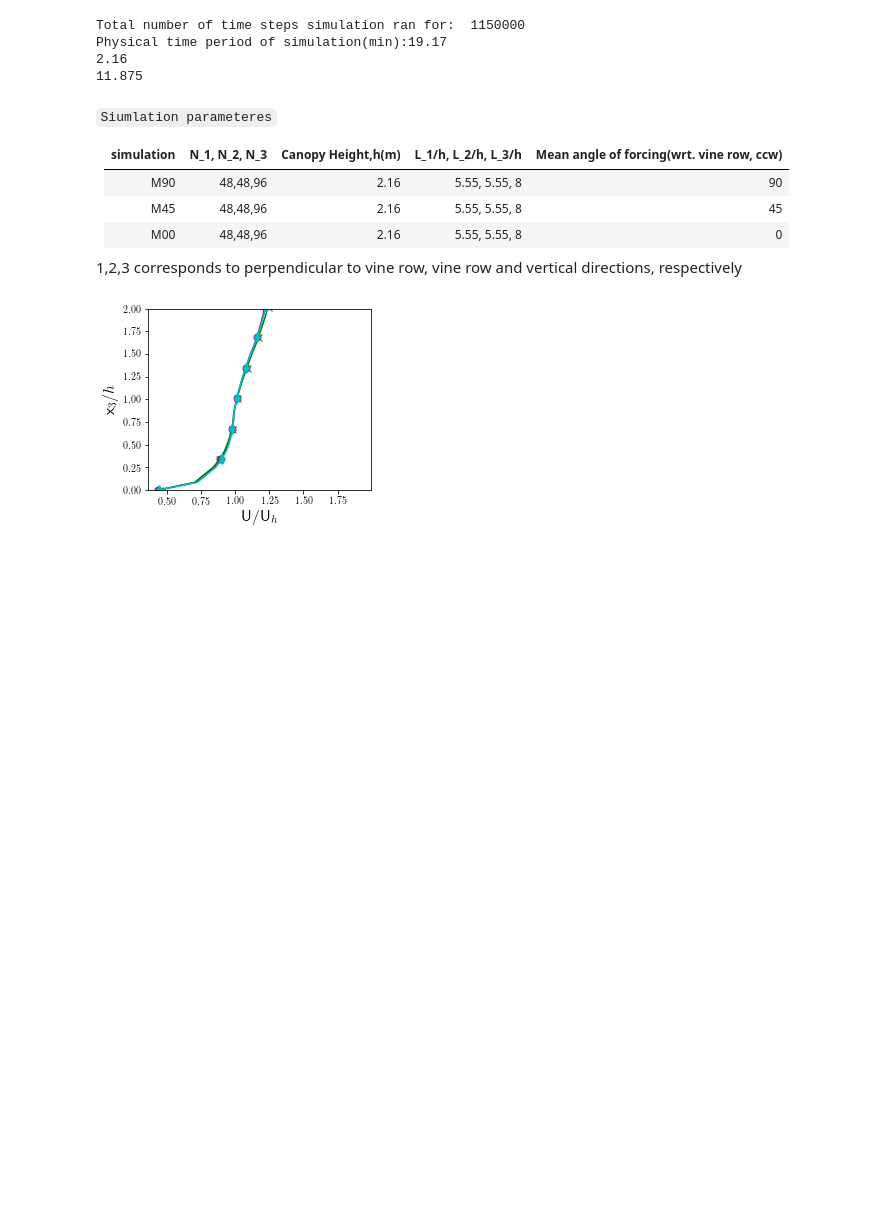
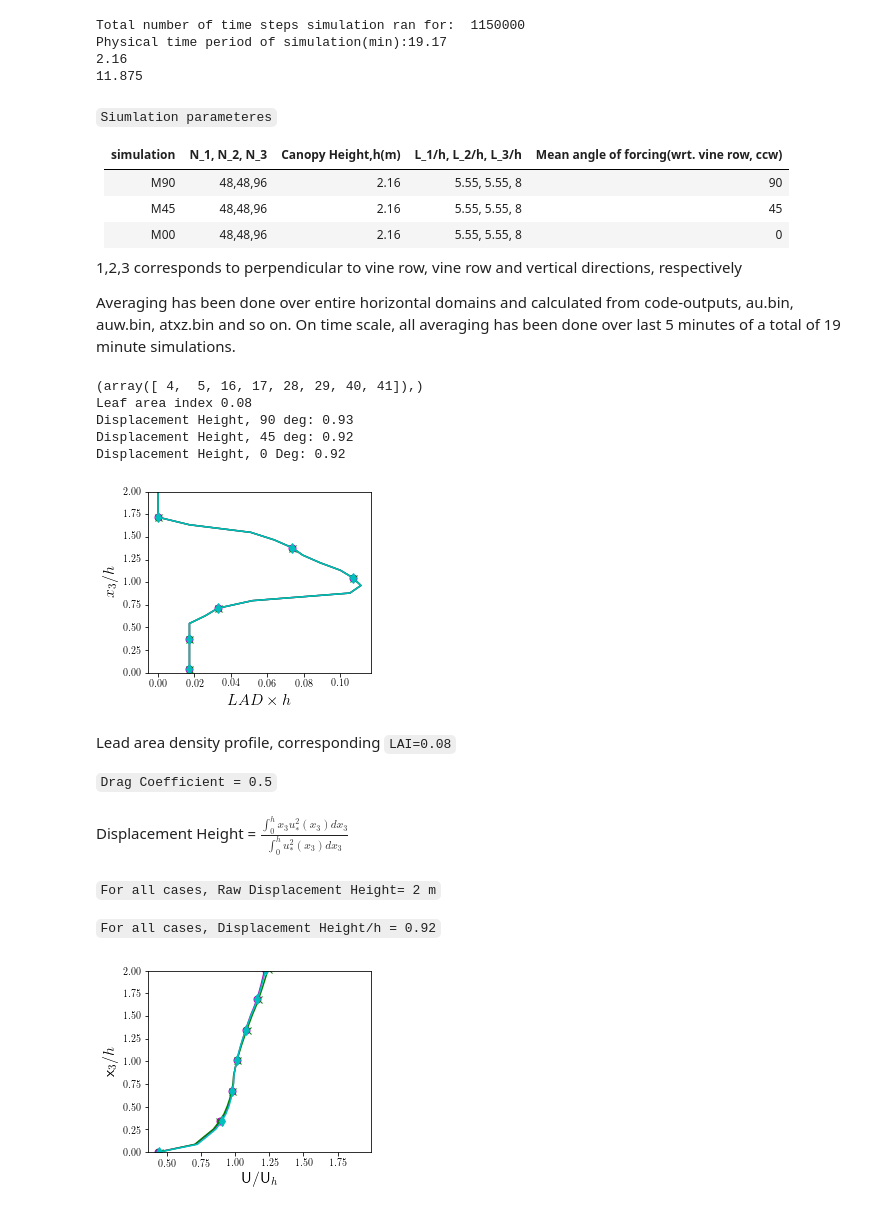
Before and after one commit to ahsan2github/vineyard_flow, a Jupyter notebook: vineyard_post.ipynb, the cells around one changed output. Cells and saved outputs as stored; diff of their text form; code cells hidden in the pictures; blank space fills up the shorter version.

Commit message:
added displacement height, LAD profile, LAI

```diff
--- a/vineyard_post.ipynb
+++ b/vineyard_post.ipynb
@@ -40,25 +40,27 @@ master_dir_90 = "/home/ahsan/4rows_angle_0/"
 inpara_90 = ld.readInput(master_dir_90+"input/LESinputs.txt");
 au_90 = ld.loadBin(master_dir_90+"output/au.bin", inpara_90['Nz']);
 av_90 = ld.loadBin(master_dir_90+"output/av.bin", inpara_90['Nz']);
-auu_90 = ld.loadBin(master_dir_90+"output/u2.bin", inpara_0['Nz']);
-avv_90 = ld.loadBin(master_dir_90+"output/v2.bin", inpara_0['Nz']);
-aww_90 = ld.loadBin(master_dir_90+"output/w2.bin", inpara_0['Nz']);
+auu_90 = ld.loadBin(master_dir_90+"output/u2.bin", inpara_90['Nz']);
+avv_90 = ld.loadBin(master_dir_90+"output/v2.bin", inpara_90['Nz']);
+aww_90 = ld.loadBin(master_dir_90+"output/w2.bin", inpara_90['Nz']);
 auw_90 = ld.loadBin(master_dir_90+"output/auw.bin", inpara_90['Nz']);
 atxz_90 = ld.loadBin(master_dir_90+"output/atxz.bin", inpara_90['Nz']);
 avw_90 = ld.loadBin(master_dir_90+"output/avw.bin", inpara_90['Nz']);
 atyz_90 = ld.loadBin(master_dir_90+"output/atyz.bin", inpara_90['Nz']);
+ustar_90_planeavg = ((auw_90+atxz_90)**2 + (avw_90+atyz_90)**2)**(0.25);
 # %%
 master_dir_45 = "/home/ahsan/4rows_angle_45/"
 inpara_45 = ld.readInput(master_dir_45+"input/LESinputs.txt");
 au_45 = ld.loadBin(master_dir_45+"output/au.bin", inpara_45['Nz']);
 av_45 = ld.loadBin(master_dir_45+"output/av.bin", inpara_45['Nz']);
-auu_45 = ld.loadBin(master_dir_45+"output/u2.bin", inpara_0['Nz']);
-avv_45 = ld.loadBin(master_dir_45+"output/v2.bin", inpara_0['Nz']);
-aww_45 = ld.loadBin(master_dir_45+"output/w2.bin", inpara_0['Nz']);
+auu_45 = ld.loadBin(master_dir_45+"output/u2.bin", inpara_45['Nz']);
+avv_45 = ld.loadBin(master_dir_45+"output/v2.bin", inpara_45['Nz']);
+aww_45 = ld.loadBin(master_dir_45+"output/w2.bin", inpara_45['Nz']);
 auw_45 = ld.loadBin(master_dir_45+"output/auw.bin", inpara_45['Nz']);
 atxz_45 = ld.loadBin(master_dir_45+"output/atxz.bin", inpara_45['Nz']);
 avw_45 = ld.loadBin(master_dir_45+"output/avw.bin", inpara_45['Nz']);
 atyz_45 = ld.loadBin(master_dir_45+"output/atyz.bin", inpara_45['Nz']);
+ustar_45_planeavg = ((auw_45+atxz_45)**2 + (avw_45+atyz_45)**2)**(0.25);
 # %%
 master_dir_0 = "/home/ahsan/4rows_angle_90/"
 inpara_0 = ld.readInput(master_dir_0+"input/LESinputs.txt");
@@ -178,6 +181,61 @@ sk = spy.stats.skew(np.mean(uu_90[vine_row_xindx, :, :],axis=0), axis=0)
 | M00        | 48,48,96      |       2.16        |  5.55, 5.55, 8      |           0                             |
 
 1,2,3 corresponds to perpendicular to vine row, vine row and vertical directions, respectively
+
+Averaging has been done over entire horizontal domains and calculated from code-outputs, au.bin, auw.bin, atxz.bin and so on. On time scale, all averaging has been done over last 5 minutes of a total of 19 minute simulations.
+# %%
+fpath_90 = "/home/ahsan/4rows_angle_0/input/PlantDensity.ini"
+lad3d_90 = ld.loadField(fpath_90, inpara_90['Nx'], inpara_90['Ny'], inpara_90['Nz']);
+fpath_45 = "/home/ahsan/4rows_angle_45/input/PlantDensity.ini"
+lad3d_45 = ld.loadField(fpath_45, inpara_45['Nx'], inpara_45['Ny'], inpara_45['Nz']);
+fpath_0 = "/home/ahsan/4rows_angle_90/input/PlantDensity.ini"
+lad3d_0 = ld.loadField(fpath_0, inpara_0['Nx'], inpara_0['Ny'], inpara_0['Nz']);
+lad_indx = np.nonzero(lad3d_90[:,10,2])
+print(lad_indx)
+fig = plt.figure();
+fig.set_size_inches(fwidth, fheight);
+ax = fig.add_subplot(111);
+ax.plot(lad3d_90[4,24,:]*inpara_90['h_canopy'],z_u/inpara_90['h_canopy'],  '-om',markevery=4, MarkerSize=7);
+ax.plot(lad3d_45[4,24,:]*inpara_45['h_canopy'],z_u/inpara_45['h_canopy'],  '-xg',markevery=4, MarkerSize=7);
+ax.plot(lad3d_0[4,24,:]*inpara_0['h_canopy'],z_u/inpara_0['h_canopy'], '-dc',markevery=4, MarkerSize=7);
+ax.set_ylim([0, 2]);
+ax.set_xlabel(r'$LAD \times h$', fontsize= axl_font_sz);
+ax.set_ylabel(r'$x_3/h$', fontsize= axl_font_sz);
+plt.box(on=1);
+#print(np.nonzero(lad3d_90[4,24,:]))
+#print(lad3d_90[4,24,0:19])
+#print(z_u[0:19])
+LAI = spy.integrate.simps(lad3d_90[4,24,0:19], z_u[0:19]);
+print("Leaf area index {0:2.2f}".format(LAI));
+displacement_height_90 = spy.integrate.simps(z_u[0:19]* ustar_90[0:19]**2, z_u[0:19])/ \
+                         spy.integrate.simps(ustar_90[0:19]**2, z_u[0:19]);
+print("Displacement Height, 90 deg: {0:2.2f}".format(displacement_height_90/inpara_90['h_canopy']));
+displacement_height_45 = spy.integrate.simps(z_u[0:19]* ustar_45[0:19]**2, z_u[0:19])/ \
+                         spy.integrate.simps(ustar_45[0:19]**2, z_u[0:19]);
+print("Displacement Height, 45 deg: {0:2.2f}".format(displacement_height_45/inpara_45['h_canopy']));
+displacement_height_0 = spy.integrate.simps(z_u[0:19]* ustar_0[0:19]**2, z_u[0:19])/ \
+                         spy.integrate.simps(ustar_0[0:19]**2, z_u[0:19]);
+print("Displacement Height, 0 Deg: {0:2.2f}".format(displacement_height_45/inpara_45['h_canopy']));
+# %% [output]
+(array([ 4,  5, 16, 17, 28, 29, 40, 41]),)
+Leaf area index 0.08
+Displacement Height, 90 deg: 0.93
+Displacement Height, 45 deg: 0.92
+Displacement Height, 0 Deg: 0.92
+[figure, added]
+# %% [markdown]
+Lead area density profile, corresponding ``LAI=0.08``
+
+``Drag Coefficient = 0.5``
+# %%
+%%latex
+Displacement Height = $\frac{\int_0^h x_3u_*^2(x_3)dx_3}{\int_0^h u_*^2(x_3)dx_3}$
+# %% [output]
+Displacement Height = $\frac{\int_0^h x_3u_*^2(x_3)dx_3}{\int_0^h u_*^2(x_3)dx_3}$
+# %% [markdown]
+``For all cases, Raw Displacement Height= 2 m``
+
+``For all cases, Displacement Height/h = 0.92``
 # %%
 fig = plt.figure();
 fig.set_size_inches(fwidth, fheight);
```
Also changed, not shown: parts of 1 cell of this notebook.
